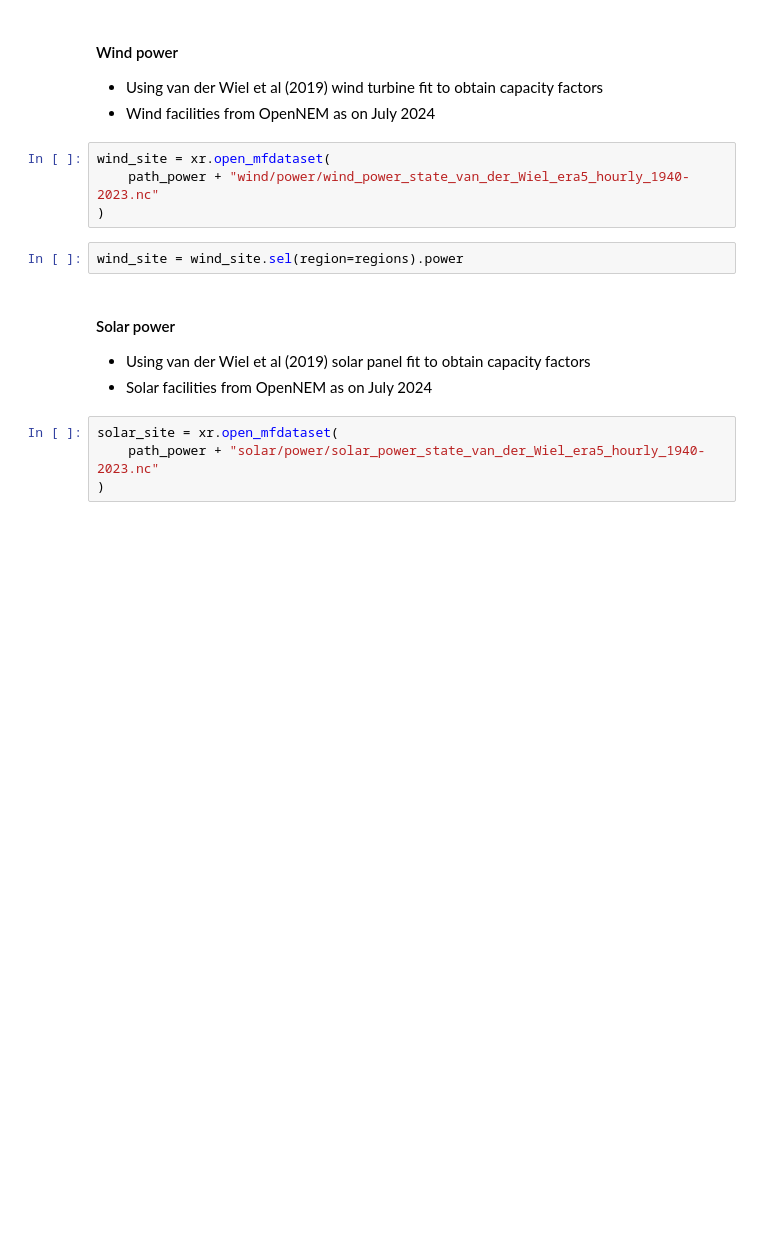
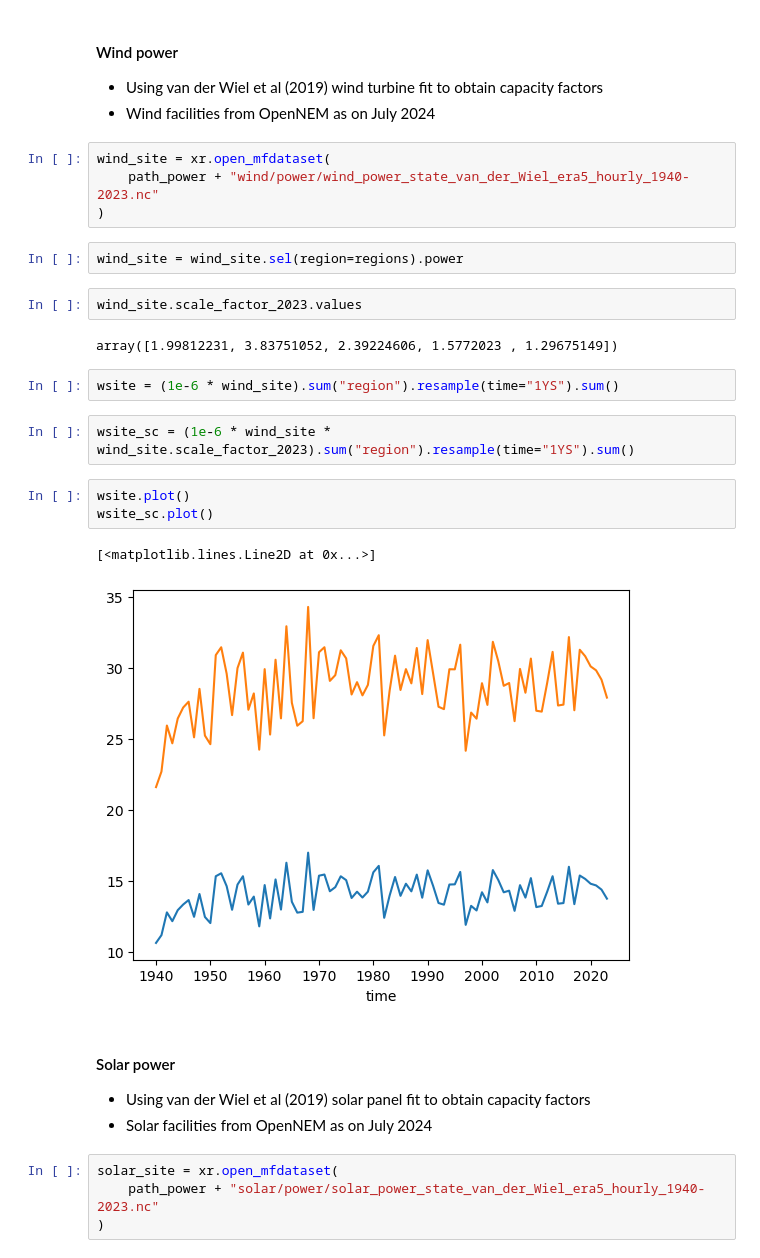
Before and after one commit to dougrichardson/power_models, a Jupyter notebook: 08_compare_sites_REZ.ipynb, the cells around one changed output. Cells and saved outputs as stored; diff of their text form; blank space fills up the shorter version.

```diff
--- a/08_compare_sites_REZ.ipynb
+++ b/08_compare_sites_REZ.ipynb
@@ -67,6 +56,20 @@ wind_site = xr.open_mfdataset(
 )
 # %%
 wind_site = wind_site.sel(region=regions).power
+# %%
+wind_site.scale_factor_2023.values
+# %% [output]
+array([1.99812231, 3.83751052, 2.39224606, 1.5772023 , 1.29675149])
+# %%
+wsite = (1e-6 * wind_site).sum("region").resample(time="1YS").sum()
+# %%
+wsite_sc = (1e-6 * wind_site * wind_site.scale_factor_2023).sum("region").resample(time="1YS").sum()
+# %%
+wsite.plot()
+wsite_sc.plot()
+# %% [output]
+[<matplotlib.lines.Line2D at 0x...>]
+[figure, added]
 # %% [markdown]
 #### Solar power
 - Using van der Wiel et al (2019) solar panel fit to obtain capacity factors
```
Also changed, not shown: parts of 19 cells of this notebook, 11 other files.
